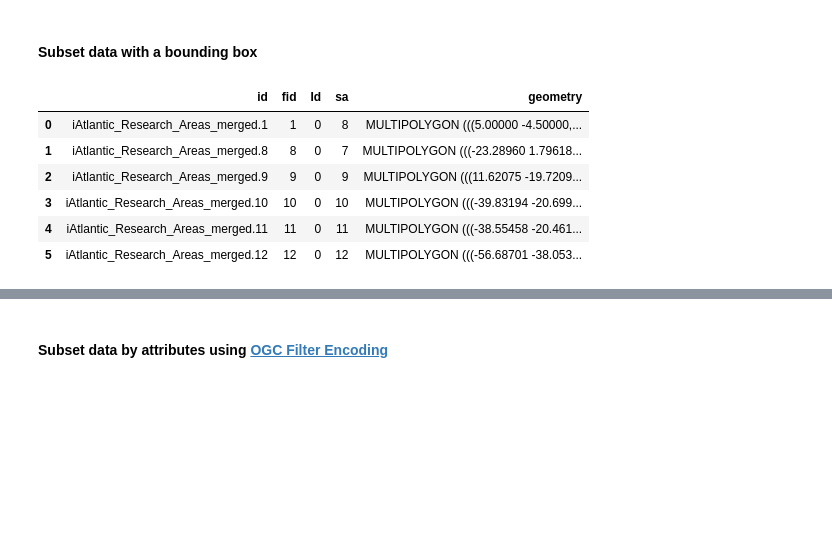
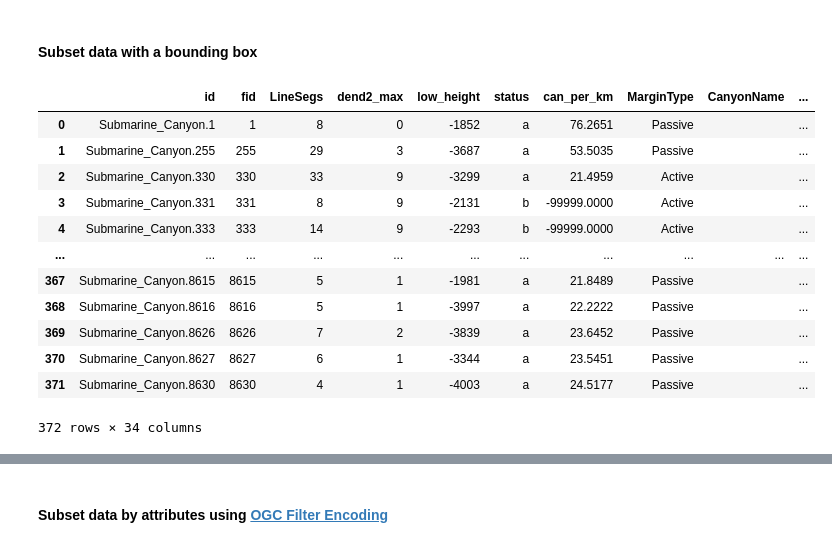
Before and after one commit to iAtlanitcGeoNode/OGC_webservices_workshop, a Jupyter notebook: 3_subset_and_download_data_with_WFS&WCS.ipynb, the cells around one changed output, grey strips where cells are left out. Saved outputs shown, nothing was run; the diff lists cells and outputs as text; code cells hidden in the pictures; blank space fills up the shorter version.

```diff
--- a/3_subset_and_download_data_with_WFS&WCS.ipynb
+++ b/3_subset_and_download_data_with_WFS&WCS.ipynb
@@ -74,3 +91,5 @@ list(wfs.contents)
+# %%
+dataset = 'geonode:Submarine_Canyon'
 # %% [markdown]
 #### Get the FeatureType metadata:
 # %%
@@ -93,23 +125,29 @@ wfs.get_schema('geonode:iAtlantic_Research_Areas_merged')
 #### Subset data with a bounding box
 # %%
 # subset data with a bounding box
-response = wfs.getfeature(typename='geonode:iAtlantic_Research_Areas_merged',
-                          bbox=(-70,-60,20,0), #subset to the south atlantic
+response = wfs.getfeature(typename=dataset,
+                          bbox=(-69,-60,20,0), #subset to the south Atlantic
                           outputFormat='application/json')
 # write it to a GeoJson file
-with open('data/study_areas.json', 'wb') as outfile:
+with open(f'data/{dataset.replace(":","_")}.json', 'wb') as outfile:
     outfile.write(response.read())
 response.close()
 # read the GeoJson file using GeoPandas
 import geopandas as gpd
-gdf = gpd.read_file('data/study_areas.json')
+gdf = gpd.read_file(f'data/{dataset.replace(":","_")}.json')
 gdf
 # %% [output]
-|  | id | fid | Id | sa | geometry |
-| 0 | iAtlantic_Research_Areas_merged.1 | 1 | 0 | 8 | MULTIPOLYGON (((5.00000 -4.50000,... |
-| 1 | iAtlantic_Research_Areas_merged.8 | 8 | 0 | 7 | MULTIPOLYGON (((-23.28960 1.79618... |
-| 2 | iAtlantic_Research_Areas_merged.9 | 9 | 0 | 9 | MULTIPOLYGON (((11.62075 -19.7209... |
-| 3 | iAtlantic_Research_Areas_merged.10 | 10 | 0 | 10 | MULTIPOLYGON (((-39.83194 -20.699... |
-| 4 | iAtlantic_Research_Areas_merged.11 | 11 | 0 | 11 | MULTIPOLYGON (((-38.55458 -20.461... |
-| 5 | iAtlantic_Research_Areas_merged.12 | 12 | 0 | 12 | MULTIPOLYGON (((-56.68701 -38.053... |
+|  | id | fid | LineSegs | dend2_max | low_height | status | can_per_km | MarginType | CanyonName | ... |
+| 0 | Submarine_Canyon.1 | 1 | 8 | 0 | -1852 | a | 76.2651 | Passive |  | ... |
+| 1 | Submarine_Canyon.255 | 255 | 29 | 3 | -3687 | a | 53.5035 | Passive |  | ... |
+| 2 | Submarine_Canyon.330 | 330 | 33 | 9 | -3299 | a | 21.4959 | Active |  | ... |
+| 3 | Submarine_Canyon.331 | 331 | 8 | 9 | -2131 | b | -99999.0000 | Active |  | ... |
+| 4 | Submarine_Canyon.333 | 333 | 14 | 9 | -2293 | b | -99999.0000 | Active |  | ... |
+| ... | ... | ... | ... | ... | ... | ... | ... | ... | ... | ... |
+| 367 | Submarine_Canyon.8615 | 8615 | 5 | 1 | -1981 | a | 21.8489 | Passive |  | ... |
+| 368 | Submarine_Canyon.8616 | 8616 | 5 | 1 | -3997 | a | 22.2222 | Passive |  | ... |
+| 369 | Submarine_Canyon.8626 | 8626 | 7 | 2 | -3839 | a | 23.6452 | Passive |  | ... |
+| 370 | Submarine_Canyon.8627 | 8627 | 6 | 1 | -3344 | a | 23.5451 | Passive |  | ... |
+| 371 | Submarine_Canyon.8630 | 8630 | 4 | 1 | -4003 | a | 24.5177 | Passive |  | ... |
+372 rows × 34 columns
 # %%
```
Also changed, not shown: parts of 20 cells of this notebook, 6 other files.
